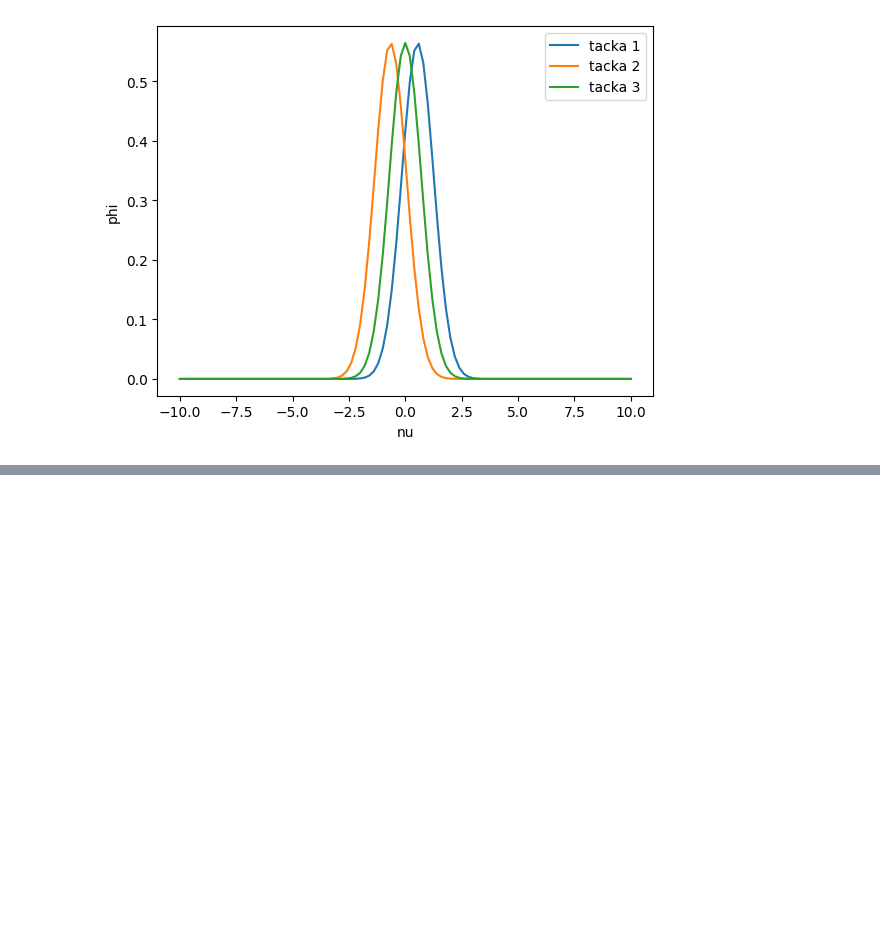
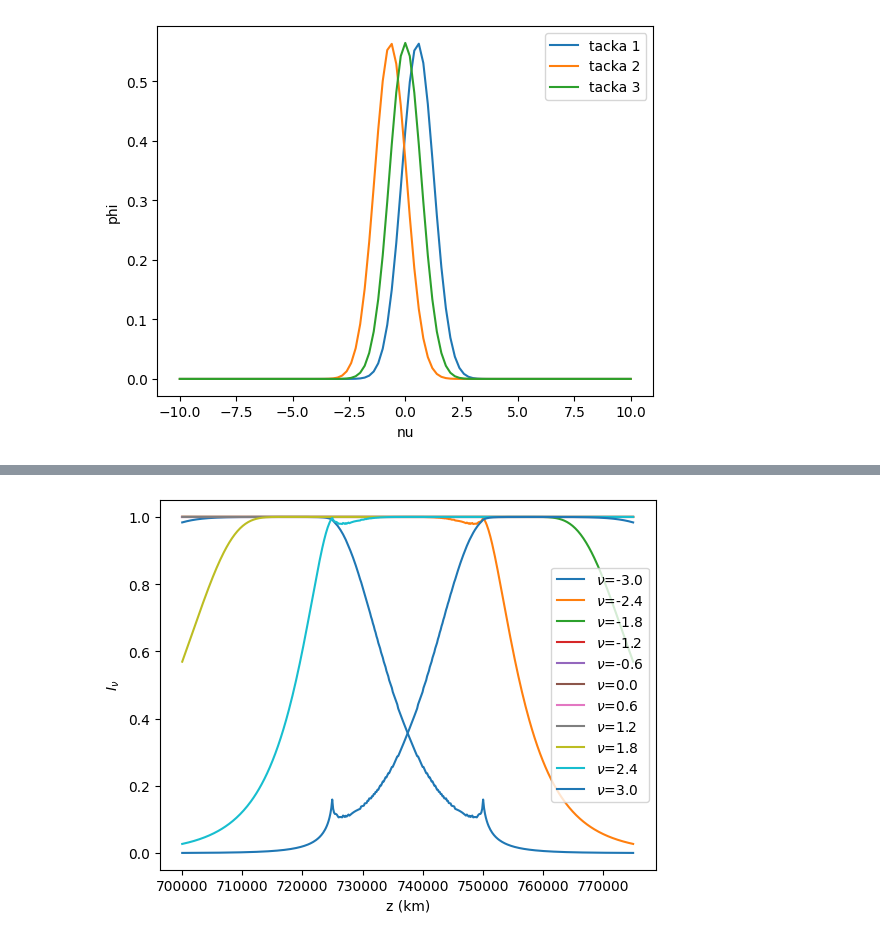
Before and after one commit to nmmladenovic-tech/moving_atmospheres_exercises, a Jupyter notebook: domaci.ipynb, the cells around one changed output, grey strips where cells are left out. Drawn from its saved outputs; the diff is of its cells as text; code cells hidden in the pictures; blank space fills up the shorter version.

```diff
--- a/domaci.ipynb
+++ b/domaci.ipynb
@@ -255 +359,17 @@ plt.show()
+# %%
+chi_vz = sigma_line_core * n_r[None, :, :] * calc_phi(nu[:, None, None], vz_a[None, :, :])
+tau_vz = np.trapezoid(chi_vz, s, axis=1)
+S=1
+I_nu_vz = S * (1 - np.exp(-tau_vz))
+
+
+for k in range(0, len(nu), 10):
+    plt.plot(z_values/1e5, I_nu_vz[k, :], label=f"$\\nu$={nu[k]:.1f}")
+
+plt.xlabel('z (km)')
+plt.ylabel(r'$I_\nu$')
+plt.legend()
+plt.show()
+# %% [output]
+[figure, added]
 # %%
```
Also changed, not shown: parts of 12 cells of this notebook, 1 other file.
